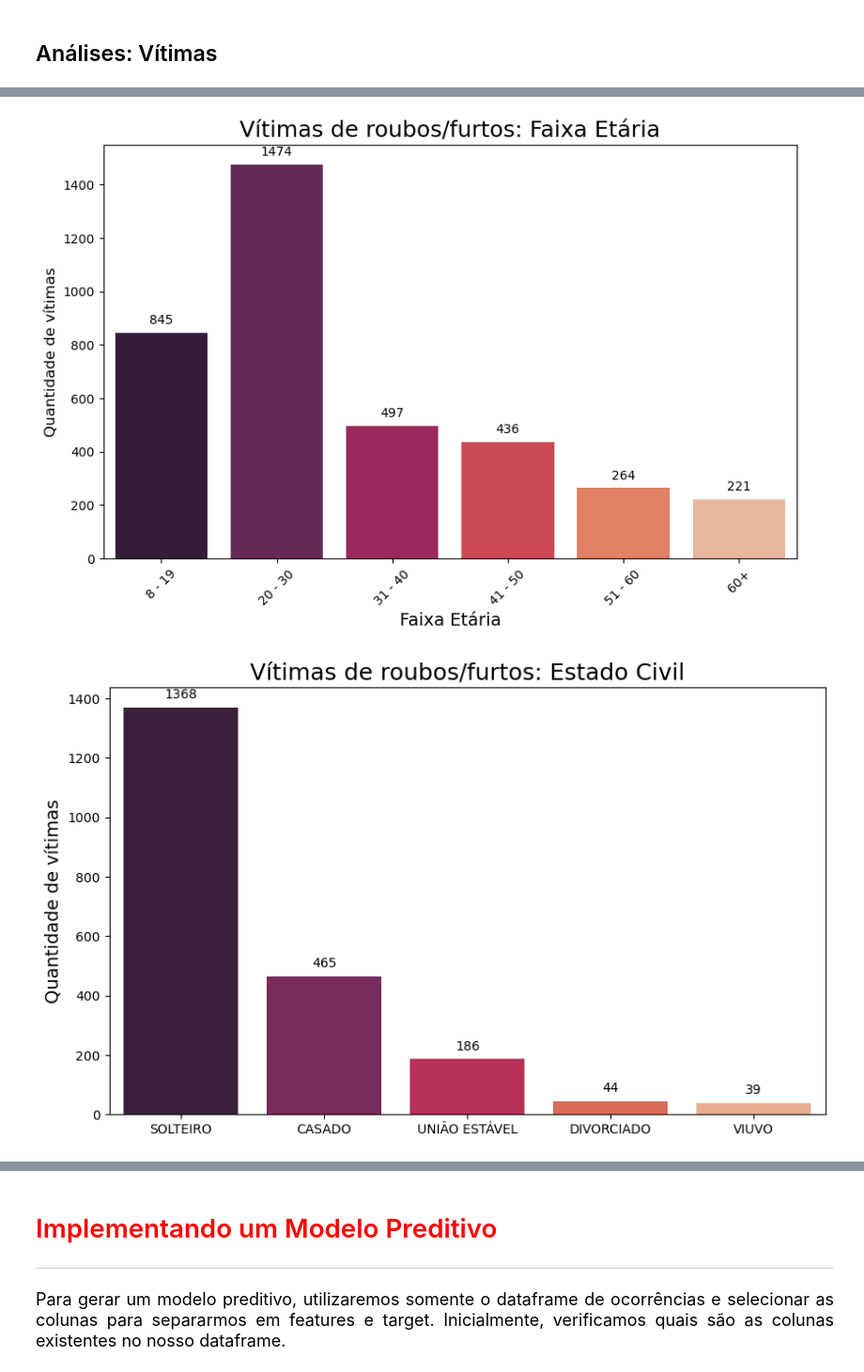
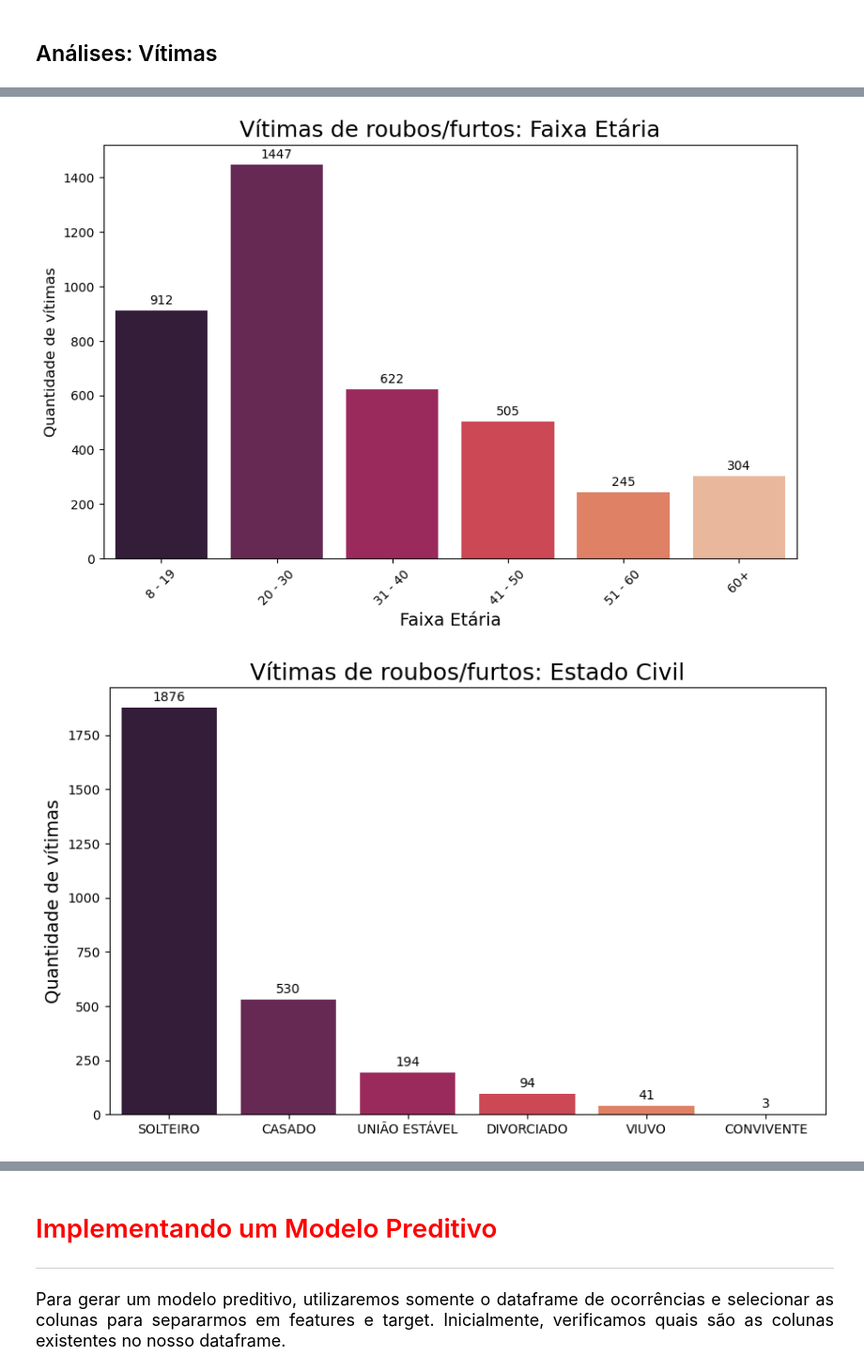
Before and after one commit to anderdot/previsao-crimes, a Jupyter notebook: Analises/Modelo Preditiva.ipynb, the cells around one changed output, grey strips where cells are left out. Shown: that part at 94% size. Cells and saved outputs as stored; diff of their text form; code cells hidden in the pictures.

```diff
--- a/Analises/Modelo Preditiva.ipynb
+++ b/Analises/Modelo Preditiva.ipynb
@@ -401,15 +343,15 @@ fig.savefig('Graficos/quantidade_ocorrencia_semanal.png', transparent=False, dpi
 ### Ocorrência por período
 # %%
 # Filtrando, contando e ordenando os dados.
-categoria_indesejada = 'EM HORA INCERTA'
-dados_filtrados = dados_ocorrencias[dados_ocorrencias['periodoOcorrencia'] != categoria_indesejada]
-dados_ordenados = dados_filtrados['periodoOcorrencia'].value_counts().sort_values(ascending=False).reset_index()
-dados_ordenados.columns = ['periodoOcorrencia', 'Contagem']
+categoria_indesejada = 'HORA INCERTA'
+dados_filtrados = dados_ocorrencias[dados_ocorrencias['periodo_dia_ocorrencia'] != categoria_indesejada]
+dados_filtrados = dados_filtrados['periodo_dia_ocorrencia'].value_counts().sort_values(ascending=False).reset_index()
+dados_filtrados.columns = ['periodo_dia_ocorrencia', 'Contagem']
 
 # Gerando o gráfico.
 plt.figure(figsize=(10, 6))
-ax = sns.barplot(data=dados_ordenados, x='periodoOcorrencia', y='Contagem', palette='rocket')
-ax.set_title('Ocorrência de Roubos e Furtos por Período (2020 ~ 2023)', loc='center', fontsize=18)
+ax = sns.barplot(data=dados_filtrados, x='periodo_dia_ocorrencia', y='Contagem', palette='rocket')
+ax.set_title('Ocorrência de Roubos e Furtos por Período (2018 ~ 2023)', loc='center', fontsize=18)
 ax.set_xlabel('')
 ax.set_ylabel('Quantidade de ocorrências', fontsize=12)
 # Adicionando labels aos valores das barras.
@@ -417,7 +359,7 @@ for p in ax.patches:
     ax.annotate(format(p.get_height(), '.0f'),
                 (p.get_x() + p.get_width() / 2., p.get_height()),
                 ha = 'center', va = 'center',
-                xytext = (0, 10),
+                xytext = (0, 8),
                 textcoords = 'offset points')
 fig = plt.gcf()
 plt.show()
@@ -435,7 +377,7 @@ contagem = dados_ocorrencias['cidade'].value_counts().head(10)
 # Gerando o gráfico.
 fig, ax = plt.subplots(figsize=(10,6))
 ax = sns.barplot(x=contagem.values, y=contagem.index, orient ='h', palette='rocket')
-ax.set_title('Top 10 cidades com mais ocorrências de Roubos e Furtos (2020 ~ 2023)', loc='center', fontsize=18)
+ax.set_title('Top 10 cidades com mais ocorrências de Roubos e Furtos (2018 ~ 2023)', loc='center', fontsize=18)
 ax.set_xlabel('Quantidade de ocorrêcias', fontsize=14)
 ax.set_ylabel('')
 sns.despine()
@@ -460,7 +402,7 @@ contagem = dados_ocorrencias['bairro'].value_counts().head(10)
 # Gerando o gráfico.
 fig, ax = plt.subplots(figsize=(10,6))
 ax = sns.barplot(x=contagem.values, y=contagem.index, orient ='h', palette='rocket')
-ax.set_title('Top 10 bairros com mais ocorrências de Roubos e Furtos (2020 ~ 2023)', loc='center', fontsize=18)
+ax.set_title('Top 10 bairros com mais ocorrências de Roubos e Furtos (2018 ~ 2023)', loc='center', fontsize=18)
 ax.set_xlabel('Quantidade de ocorrêcias', fontsize=14)
 ax.set_ylabel('')
 sns.despine()
@@ -532,7 +459,7 @@ for p in ax.patches:
     ax.annotate(format(p.get_height(), '.0f'),
                 (p.get_x() + p.get_width() / 2., p.get_height()),
                 ha = 'center', va = 'center',
-                xytext = (0, 10),
+                xytext = (0, 8),
                 textcoords = 'offset points')
 fig = plt.gcf()
 plt.show()
@@ -540,36 +467,36 @@ plt.show()
 # Salvando o gráfico na pasta Graficos.
 fig.savefig('Graficos/vitima_idade.png', transparent=False, dpi=300, bbox_inches='tight')
 # %% [output]
-[figure, old version]
+[figure, new version]
 # %%
 # Filtrando, contando e ordenando os dados.
 dados_ignorados = 'IGNORADO'
-dados_filtrados = dados_vitimas.dropna(subset=['estadoCivil'])
-dados_filtrados = dados_filtrados[dados_filtrados['estadoCivil'] != dados_ignorados]
-dados_ordenados = dados_filtrados['estadoCivil'].value_counts().reset_index()
-dados_ordenados.columns = ['estadoCivil', 'Contagem']
+dados_filtrados = dados_vitimas.dropna(subset=['estado_civil'])
+dados_filtrados = dados_filtrados[dados_filtrados['estado_civil'] != dados_ignorados]
+dados_ordenados = dados_filtrados['estado_civil'].value_counts().reset_index()
+dados_ordenados.columns = ['estado_civil', 'Contagem']
 dados_ordenados = dados_ordenados.sort_values(by='Contagem', ascending=False)
 
 # Gerando o gráfico.
 plt.figure(figsize=(10, 6))
-ax = sns.barplot(data= dados_ordenados, x='estadoCivil', y='Contagem', palette='rocket')
+ax = sns.barplot(data= dados_ordenados, x='estado_civil', y='Contagem', palette='rocket')
 ax.set_title('Vítimas de roubos/furtos: Estado Civil', loc='center', fontsize=18)
 ax.set_xlabel('')
 ax.set_ylabel('Quantidade de vítimas', fontsize=14)
 # Adicionando labels aos valores das barras.
 for p in ax.patches:
     ax.annotate(format(p.get_height(),'.0f'),
                 (p.get_x() + p.get_width() / 2., p.get_height()),
                 ha = 'center', va = 'center',
-                xytext = (0, 10),
+                xytext = (0, 8),
                 textcoords = 'offset points')
 fig = plt.gcf()
 plt.show()
 
 # Salvando o gráfico na pasta Graficos.
 fig.savefig('Graficos/vitima_estado_civil.png', transparent=False, dpi=300, bbox_inches='tight')
 # %% [output]
-[figure, old version]
+[figure, new version]
 # %%
 # Filtrando, contando e ordenando os dados.
 dados_ignorados = 'NÃO INFORMADA'
```
Also changed, not shown: parts of 52 cells of this notebook, 12 other files.
